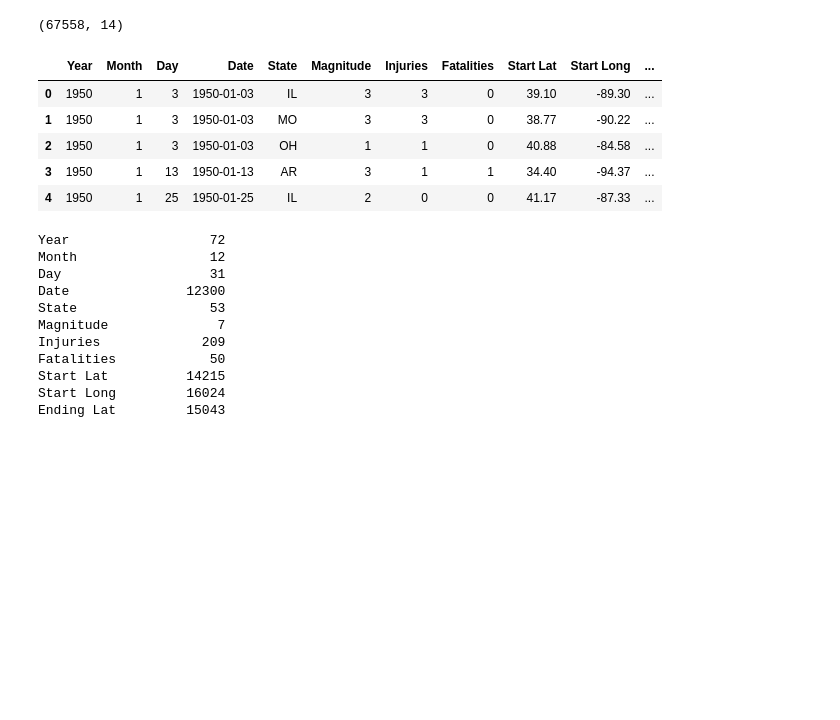
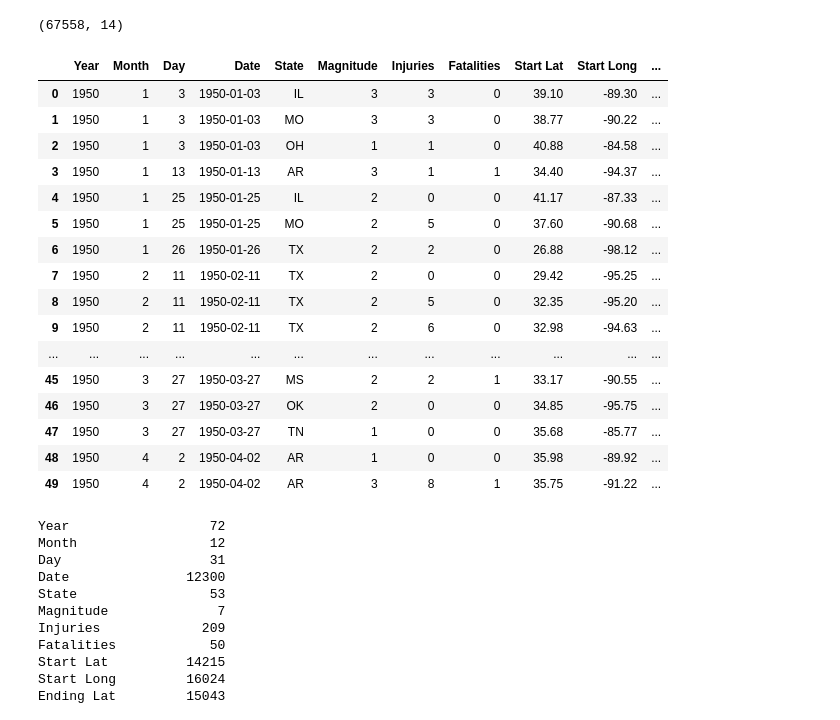
Before and after one commit to amiecostello22/Tornado_Alley, a Jupyter notebook: ML_Model.ipynb, the cells around one changed output. Drawn from its saved outputs; the diff is of its cells as text; code cells hidden in the pictures; blank space fills up the shorter version.

```diff
--- a/ML_Model.ipynb
+++ b/ML_Model.ipynb
@@ -15,18 +15,29 @@ import numpy as np
 # %%
 # Loading data
 # path may be different than mine
 file_path = Path("../Resources/renamed_tornado_data.csv")
 tornado_df = pd.read_csv(file_path)
 print(tornado_df.shape)
-tornado_df.head()
+tornado_df.head(50)
 # %% [output]
 (67558, 14)
 |  | Year | Month | Day | Date | State | Magnitude | Injuries | Fatalities | Start Lat | Start Long | ... |
 | 0 | 1950 | 1 | 3 | 1950-01-03 | IL | 3 | 3 | 0 | 39.10 | -89.30 | ... |
 | 1 | 1950 | 1 | 3 | 1950-01-03 | MO | 3 | 3 | 0 | 38.77 | -90.22 | ... |
 | 2 | 1950 | 1 | 3 | 1950-01-03 | OH | 1 | 1 | 0 | 40.88 | -84.58 | ... |
 | 3 | 1950 | 1 | 13 | 1950-01-13 | AR | 3 | 1 | 1 | 34.40 | -94.37 | ... |
 | 4 | 1950 | 1 | 25 | 1950-01-25 | IL | 2 | 0 | 0 | 41.17 | -87.33 | ... |
+| 5 | 1950 | 1 | 25 | 1950-01-25 | MO | 2 | 5 | 0 | 37.60 | -90.68 | ... |
+| 6 | 1950 | 1 | 26 | 1950-01-26 | TX | 2 | 2 | 0 | 26.88 | -98.12 | ... |
+| 7 | 1950 | 2 | 11 | 1950-02-11 | TX | 2 | 0 | 0 | 29.42 | -95.25 | ... |
+| 8 | 1950 | 2 | 11 | 1950-02-11 | TX | 2 | 5 | 0 | 32.35 | -95.20 | ... |
+| 9 | 1950 | 2 | 11 | 1950-02-11 | TX | 2 | 6 | 0 | 32.98 | -94.63 | ... |
+| ... | ... | ... | ... | ... | ... | ... | ... | ... | ... | ... | ... |
+| 45 | 1950 | 3 | 27 | 1950-03-27 | MS | 2 | 2 | 1 | 33.17 | -90.55 | ... |
+| 46 | 1950 | 3 | 27 | 1950-03-27 | OK | 2 | 0 | 0 | 34.85 | -95.75 | ... |
+| 47 | 1950 | 3 | 27 | 1950-03-27 | TN | 1 | 0 | 0 | 35.68 | -85.77 | ... |
+| 48 | 1950 | 4 | 2 | 1950-04-02 | AR | 1 | 0 | 0 | 35.98 | -89.92 | ... |
+| 49 | 1950 | 4 | 2 | 1950-04-02 | AR | 3 | 8 | 1 | 35.75 | -91.22 | ... |
 # %%
 # look for unique values
 tornado_df.nunique()
```
Also changed, not shown: parts of 3 cells of this notebook, 1 other file.
